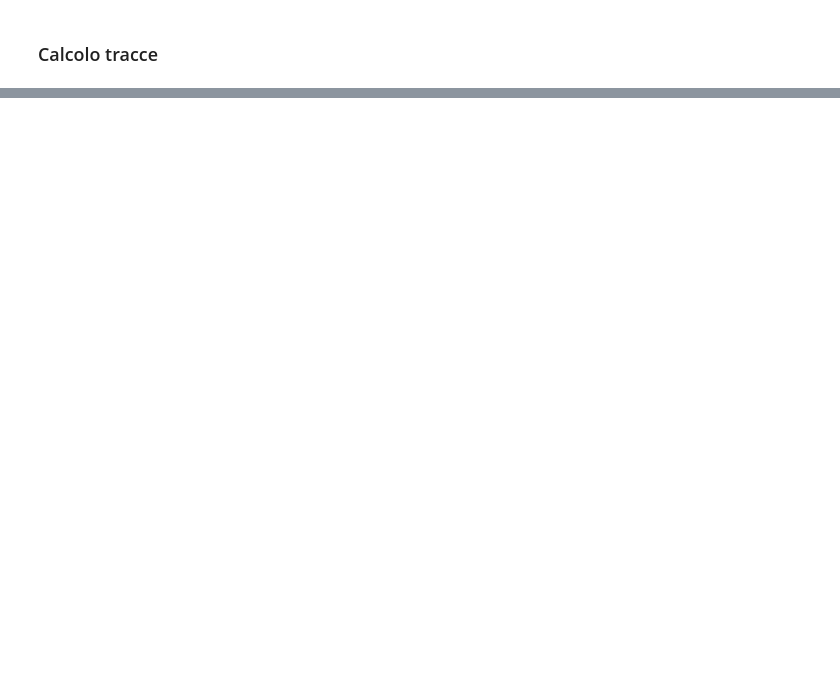
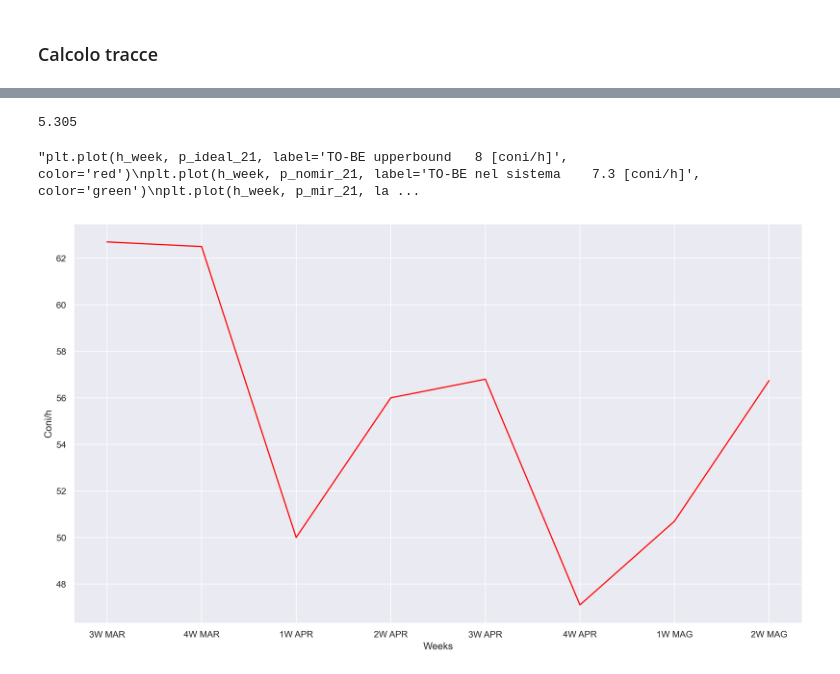
Before and after one commit to marcogiacomin/EuroMasterDataAnalysis, a Jupyter notebook: Analisi singole settimane.ipynb, the cells around one changed output, grey strips where cells are left out. Cells and saved outputs as stored; diff of their text form; code cells hidden in the pictures; blank space fills up the shorter version.

```diff
--- a/Analisi singole settimane.ipynb
+++ b/Analisi singole settimane.ipynb
@@ -291,0 +275,29 @@ Coni dosati per giorno:  97
+# %%
+settimane = ['3W MAR', '4W MAR', '1W APR', '2W APR', '3W APR', '4W APR', '1W MAG', '2W MAG', '3W MAG']
+coni_ora = [5.02, 6.2, 4.8, 6.16, 5.51, 4.3, 4.85, 5.6, 6.73]
+sat_stazione_1 = [51.4, 45.8, 35, 43.2, 33.2, 25,4, 24.56, 38.8, 48.9]
+sat_stazione_1 = [62.7, 62.5, 50, 56, 56.8, 47.1, 50.7, 56.74, 57.6]
+sat_miscelatore_1 = [10, 7.9, 8.8, 11.1, 9.5, 6.9, 11.36, 8.9, 7.96]
+sat_miscelatore_1 = [11, 16.7, 11.9, 17, 15.78, 12.54, 14.4, 17.58, 17.83]
+# %%
+np.mean(coni_ora)
+# %% [output]
+5.305
+# %%
+from matplotlib import pyplot as plt
+import seaborn as sns
+sns.set()
+# %%
+plt.figure(figsize=(16, 9), dpi=300)
+plt.ylabel('Coni/h')
+plt.xlabel('Weeks')
+plt.plot(settimane, sat_stazione_1, label='AS-IS', color='red')
+'''plt.plot(h_week, p_ideal_21, label='TO-BE upperbound   8 [coni/h]', color='red')
+plt.plot(h_week, p_nomir_21, label='TO-BE nel sistema    7.3 [coni/h]', color='green')
+plt.plot(h_week, p_mir_21, label='TO-BE MIR not opt    6.35 [coni/h]', color='blue')
+plt.fill_between(h_week, p_nomir_21, p_mir_21, color=(1/235, 120/235, 140/235), alpha=0.5)
+plt.legend(prop={'size': 25})
+plt.savefig('C:/Users/HP/Desktop/mezze.png')'''
+# %% [output]
+"plt.plot(h_week, p_ideal_21, label='TO-BE upperbound   8 [coni/h]', color='red')\nplt.plot(h_week, p_nomir_21, label='TO-BE nel sistema    7.3 [coni/h]', color='green')\nplt.plot(h_week, p_mir_21, la ...
+[figure, added]
```
Also changed, not shown: parts of 10 cells of this notebook, 4 other files.
